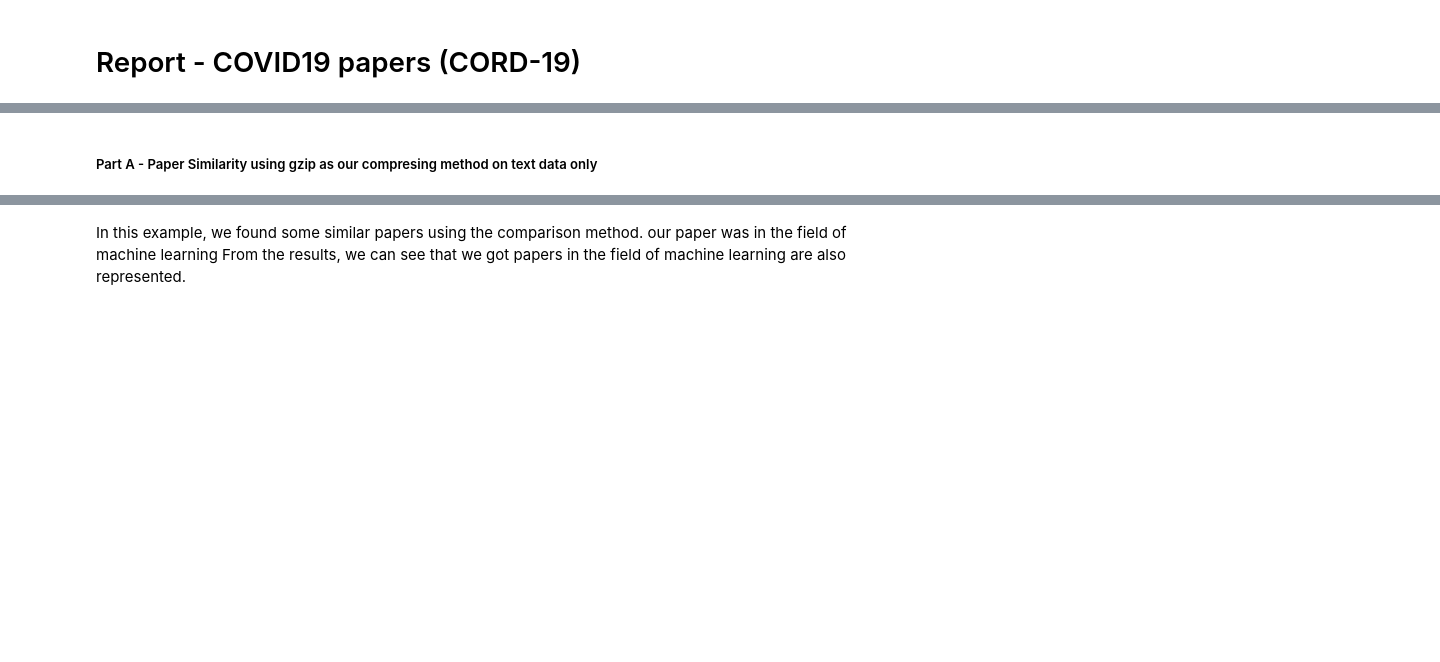
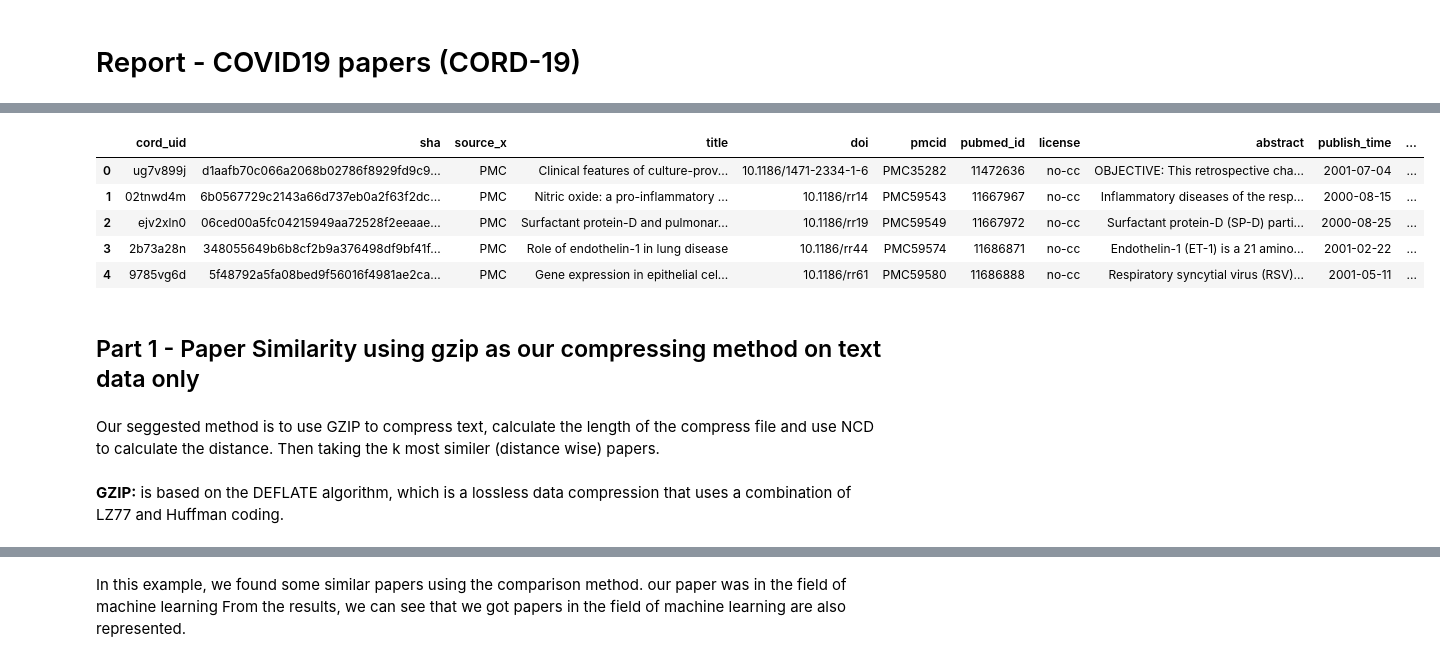
Before and after one commit to freddd1/cs3603-Advance-Machine-Learning-hw3, a Jupyter notebook: Report.ipynb, the cells around one changed output, grey strips where cells are left out. Drawn from its saved outputs; the diff is of its cells as text; code cells hidden in the pictures; blank space fills up the shorter version.

```diff
--- a/Report.ipynb
+++ b/Report.ipynb
@@ -70,3 +36,17 @@ covid_df.head()
+# %%
+metadata = pd.read_csv('data/metadata.csv')
+metadata.head()
+# %% [output]
+|  | cord_uid | sha | source_x | title | doi | pmcid | pubmed_id | license | abstract | publish_time | ... |
+| 0 | ug7v899j | d1aafb70c066a2068b02786f8929fd9c9... | PMC | Clinical features of culture-prov... | 10.1186/1471-2334-1-6 | PMC35282 | 11472636 | no-cc | OBJECTIVE: This retrospective cha... | 2001-07-04 | ... |
+| 1 | 02tnwd4m | 6b0567729c2143a66d737eb0a2f63f2dc... | PMC | Nitric oxide: a pro-inflammatory ... | 10.1186/rr14 | PMC59543 | 11667967 | no-cc | Inflammatory diseases of the resp... | 2000-08-15 | ... |
+| 2 | ejv2xln0 | 06ced00a5fc04215949aa72528f2eeaae... | PMC | Surfactant protein-D and pulmonar... | 10.1186/rr19 | PMC59549 | 11667972 | no-cc | Surfactant protein-D (SP-D) parti... | 2000-08-25 | ... |
+| 3 | 2b73a28n | 348055649b6b8cf2b9a376498df9bf41f... | PMC | Role of endothelin-1 in lung disease | 10.1186/rr44 | PMC59574 | 11686871 | no-cc | Endothelin-1 (ET-1) is a 21 amino... | 2001-02-22 | ... |
+| 4 | 9785vg6d | 5f48792a5fa08bed9f56016f4981ae2ca... | PMC | Gene expression in epithelial cel... | 10.1186/rr61 | PMC59580 | 11686888 | no-cc | Respiratory syncytial virus (RSV)... | 2001-05-11 | ... |
 # %% [markdown]
-##### Part A - Paper Similarity using gzip as our compresing method on text data only
+## Part 1 - Paper Similarity using gzip as our compressing method on text data only
+# %% [markdown]
+Our seggested method is to use GZIP to compress text, calculate the length of the compress file and use NCD to calculate the distance. Then taking the k most similer (distance wise) papers.
+# %% [markdown]
+**GZIP:** is based on the DEFLATE algorithm, which is a lossless data compression that uses a combination of LZ77 and Huffman coding.
 # %% [markdown]
```
Also changed, not shown: parts of 32 cells of this notebook, 4 other files.
